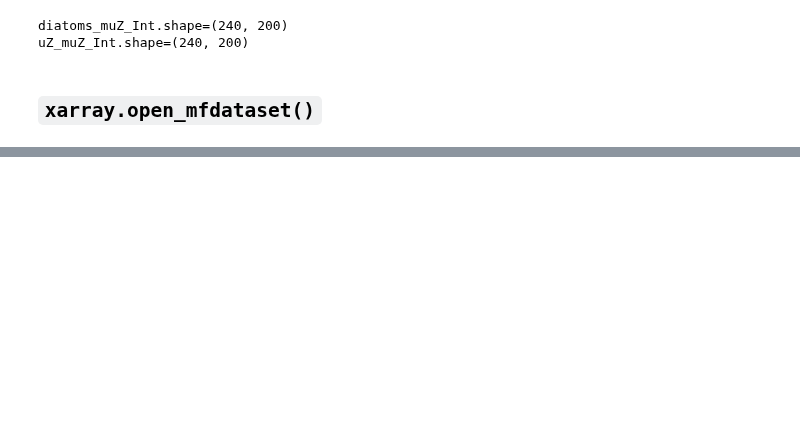
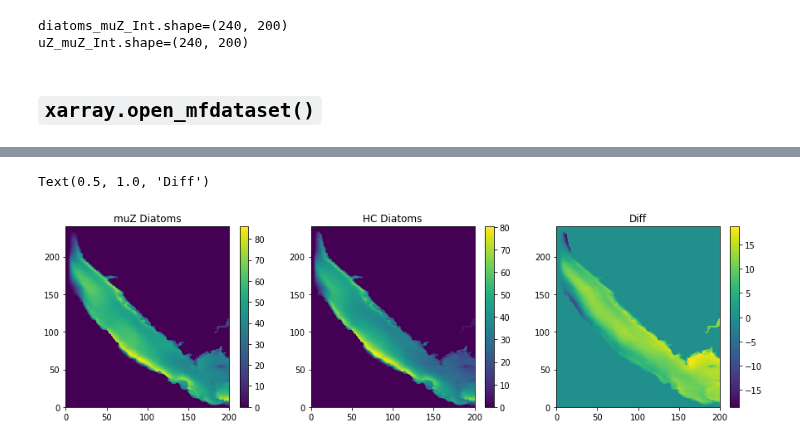
Before and after one commit to SalishSeaCast/analysis-doug, a Jupyter notebook: notebooks/dask-expts/elise_dask_expts.ipynb, the cells around one changed output, grey strips where cells are left out. Saved outputs shown, nothing was run; the diff lists cells and outputs as text; code cells hidden in the pictures; blank space fills up the shorter version.

Commit message:
Add dask version of Elise's 100-day averaging & visualization

```diff
--- a/notebooks/dask-expts/elise_dask_expts.ipynb
+++ b/notebooks/dask-expts/elise_dask_expts.ipynb
@@ -363,0 +440,11 @@ client.close()
+# %%
+x_diatoms_muZ_int, x_uZ_muZ_int = calc_depth_avgs_mfdataset(
+    [row["paths"] for _, row in flistmuZ.iterrows()], chunks, x_tmask, x_e3t0
+)
+# %%
+x_diatomsHC_int, x_uZHC_int = calc_depth_avgs_mfdataset(
+    [row["paths"] for _, row in flistHC.iterrows()], chunks, x_tmask, x_e3t0
+)
+# %%
+%%time
+diatomsmuZInt = x_diatoms_muZ_int.compute()
@@ -363,0 +454,3 @@ client.close()
+# %%
+%%time
+diatomsHCInt = x_diatomsHC_int.compute()
@@ -363,0 +460,14 @@ client.close()
+# %%
+fig, ax = plt.subplots(1, 3, figsize=(15, 4))
+m0 = ax[0].pcolormesh(diatomsmuZInt)
+plt.colorbar(m0, ax=ax[0])
+ax[0].set_title('muZ Diatoms')
+m1 = ax[1].pcolormesh(diatomsHCInt)
+plt.colorbar(m1,ax=ax[1])
+ax[1].set_title('HC Diatoms')
+m2 = ax[2].pcolormesh(diatomsmuZInt - diatomsHCInt)
+plt.colorbar(m2,ax=ax[2])
+ax[2].set_title('Diff')
+# %% [output]
+Text(0.5, 1.0, 'Diff')
+[figure, added]
```
Also changed, not shown: parts of 34 cells of this notebook.
